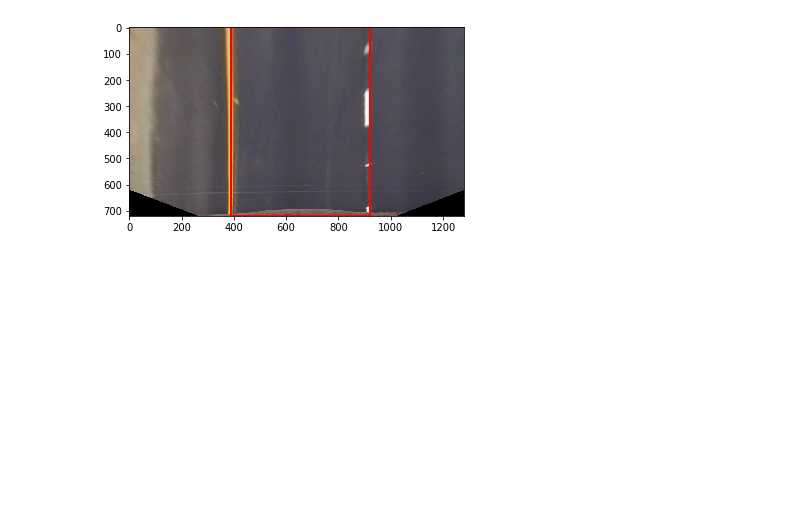
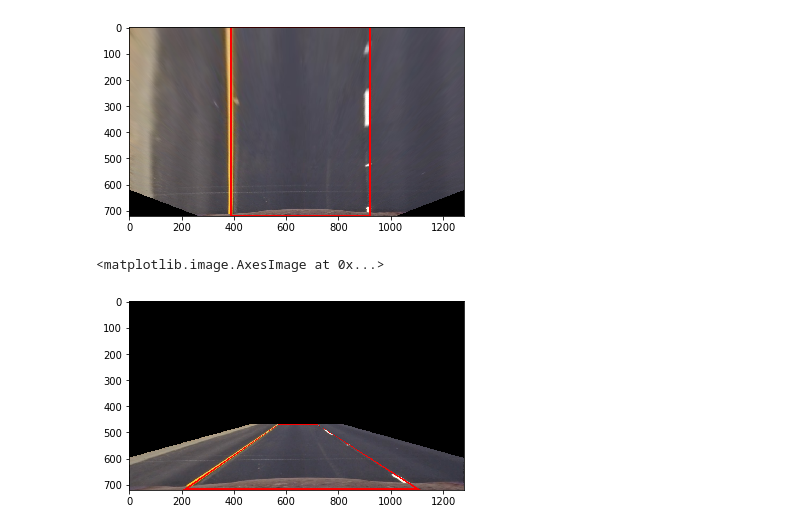
Before and after one commit to root221/CarND-Advanced-Lane-Lines, a Jupyter notebook: LaneLines.ipynb, the cells around one changed output. Cells and saved outputs as stored; diff of their text form; code cells hidden in the pictures; blank space fills up the shorter version.

```diff
--- a/LaneLines.ipynb
+++ b/LaneLines.ipynb
@@ -156,4 +156,11 @@ plt.imshow(warp)
 # %% [output]
 <matplotlib.image.AxesImage at 0x...>
 [figure]
+# %%
+M_inv = cv2.getPerspectiveTransform(dst,src)
+warp = cv2.warpPerspective(warp,M_inv,(1280,720))
+plt.imshow(warp)
+# %% [output]
+<matplotlib.image.AxesImage at 0x...>
+[figure, added]
 # %%
```
Also changed, not shown: parts of 9 cells of this notebook.
